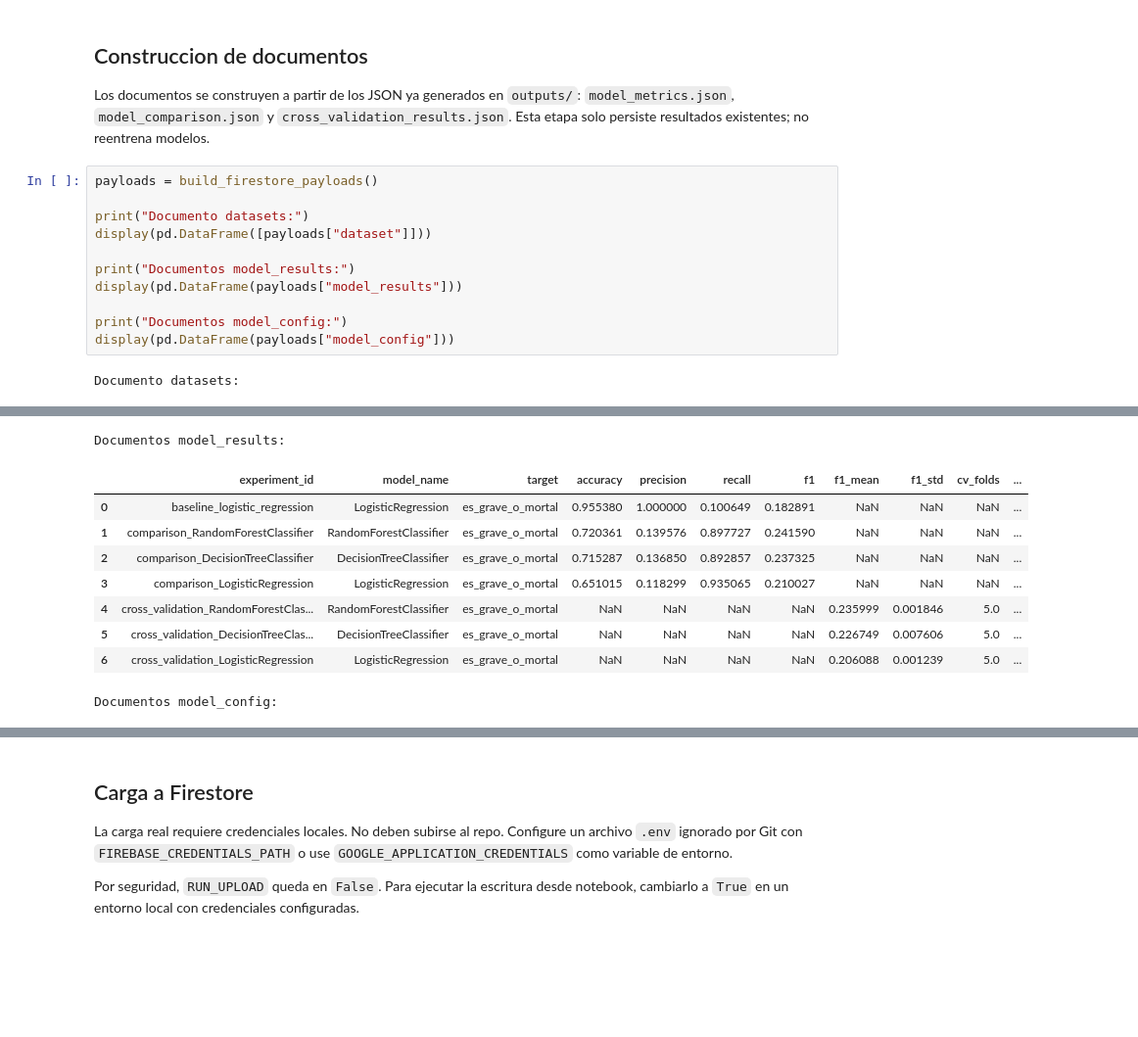
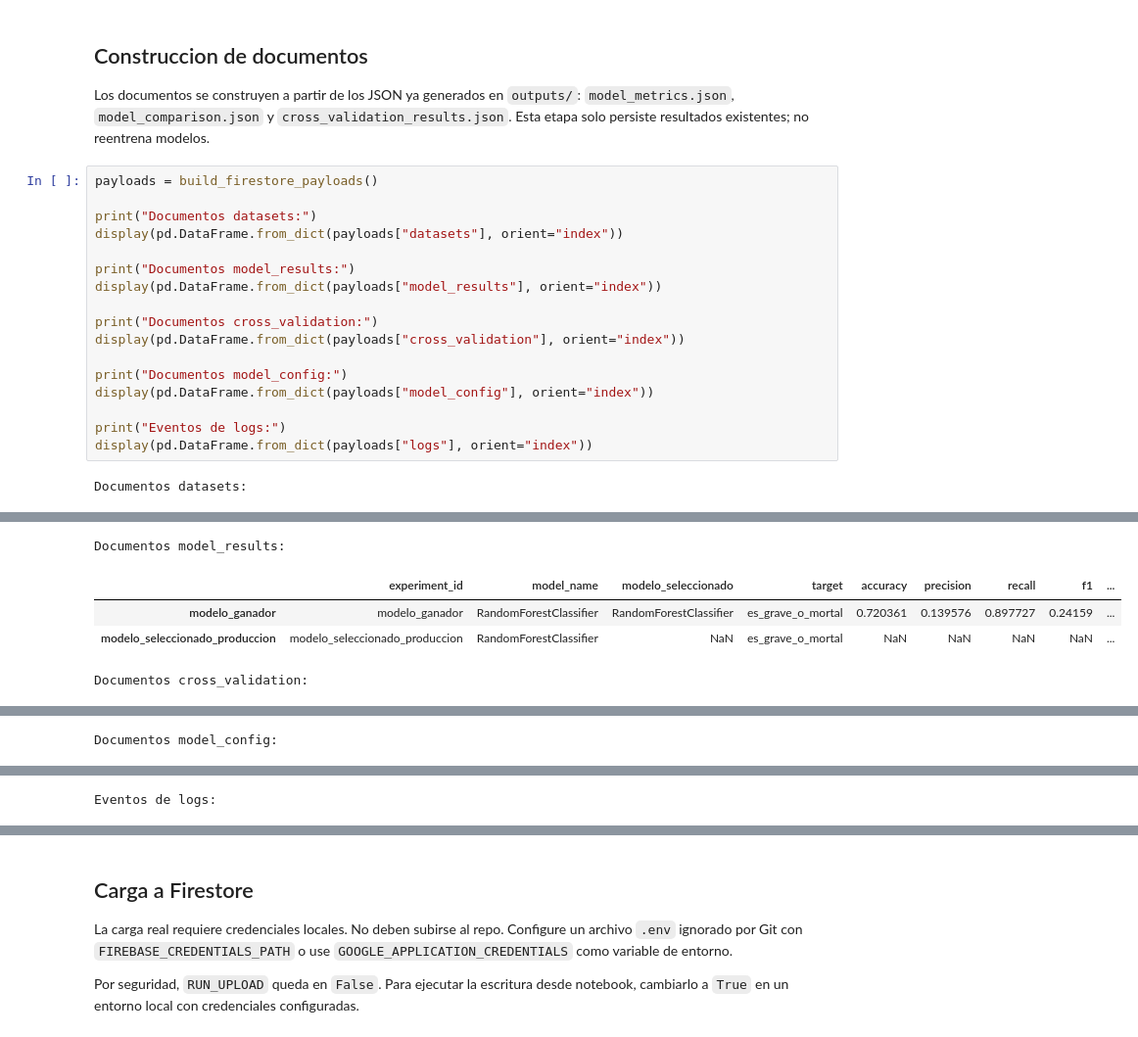
Before and after one commit to german2017/ProgramacionAv_Pep8, a Jupyter notebook: notebooks/08_firebase.ipynb, the cells around one changed output, grey strips where cells are left out. Shown at 98% size. Saved outputs shown, nothing was run; the diff lists cells and outputs as text; blank space fills up the shorter version.

```diff
--- a/notebooks/08_firebase.ipynb
+++ b/notebooks/08_firebase.ipynb
@@ -69,13 +69,19 @@ Los documentos se construyen a partir de los JSON ya generados en `outputs/`: `m
 # %%
 payloads = build_firestore_payloads()
 
-print("Documento datasets:")
-display(pd.DataFrame([payloads["dataset"]]))
+print("Documentos datasets:")
+display(pd.DataFrame.from_dict(payloads["datasets"], orient="index"))
 
 print("Documentos model_results:")
-display(pd.DataFrame(payloads["model_results"]))
+display(pd.DataFrame.from_dict(payloads["model_results"], orient="index"))
+
+print("Documentos cross_validation:")
+display(pd.DataFrame.from_dict(payloads["cross_validation"], orient="index"))
 
 print("Documentos model_config:")
-display(pd.DataFrame(payloads["model_config"]))
+display(pd.DataFrame.from_dict(payloads["model_config"], orient="index"))
+
+print("Eventos de logs:")
+display(pd.DataFrame.from_dict(payloads["logs"], orient="index"))
 # %% [output]
-Documento datasets:
+Documentos datasets:
@@ -84,10 +90,5 @@ Documento datasets:
 Documentos model_results:
-|  | experiment_id | model_name | target | accuracy | precision | recall | f1 | f1_mean | f1_std | cv_folds | ... |
-| 0 | baseline_logistic_regression | LogisticRegression | es_grave_o_mortal | 0.955380 | 1.000000 | 0.100649 | 0.182891 | NaN | NaN | NaN | ... |
-| 1 | comparison_RandomForestClassifier | RandomForestClassifier | es_grave_o_mortal | 0.720361 | 0.139576 | 0.897727 | 0.241590 | NaN | NaN | NaN | ... |
-| 2 | comparison_DecisionTreeClassifier | DecisionTreeClassifier | es_grave_o_mortal | 0.715287 | 0.136850 | 0.892857 | 0.237325 | NaN | NaN | NaN | ... |
-| 3 | comparison_LogisticRegression | LogisticRegression | es_grave_o_mortal | 0.651015 | 0.118299 | 0.935065 | 0.210027 | NaN | NaN | NaN | ... |
-| 4 | cross_validation_RandomForestClas... | RandomForestClassifier | es_grave_o_mortal | NaN | NaN | NaN | NaN | 0.235999 | 0.001846 | 5.0 | ... |
-| 5 | cross_validation_DecisionTreeClas... | DecisionTreeClassifier | es_grave_o_mortal | NaN | NaN | NaN | NaN | 0.226749 | 0.007606 | 5.0 | ... |
-| 6 | cross_validation_LogisticRegression | LogisticRegression | es_grave_o_mortal | NaN | NaN | NaN | NaN | 0.206088 | 0.001239 | 5.0 | ... |
+|  | experiment_id | model_name | modelo_seleccionado | target | accuracy | precision | recall | f1 | ... |
+| modelo_ganador | modelo_ganador | RandomForestClassifier | RandomForestClassifier | es_grave_o_mortal | 0.720361 | 0.139576 | 0.897727 | 0.24159 | ... |
+| modelo_seleccionado_produccion | modelo_seleccionado_produccion | RandomForestClassifier | NaN | es_grave_o_mortal | NaN | NaN | NaN | NaN | ... |
-Documentos model_config:
+Documentos cross_validation:
@@ -97,0 +97 @@ Documentos model_config:
+Documentos model_config:
@@ -97,0 +100 @@ Documentos model_config:
+Eventos de logs:
```
Also changed, not shown: parts of 3 cells of this notebook, 11 other files.
